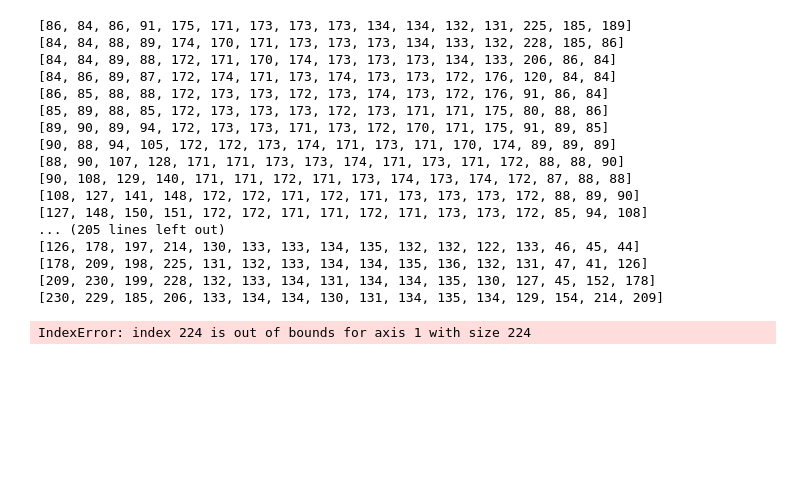
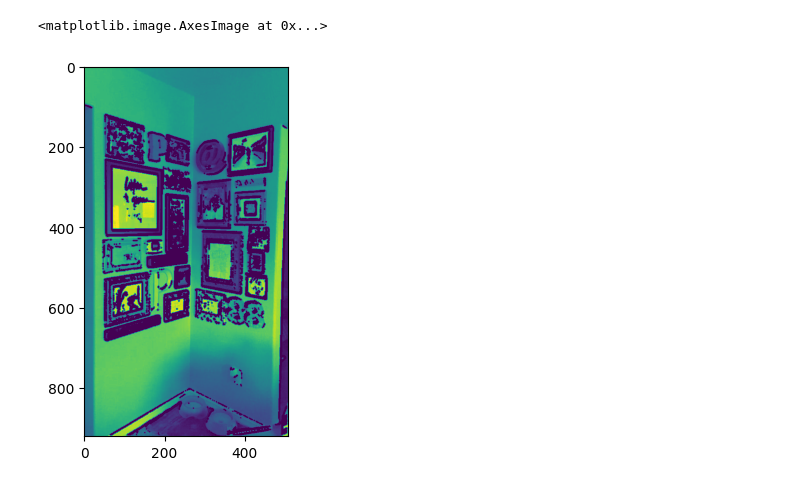
Before and after one commit to aaryadevchandra/perspective, a Jupyter notebook: fast corner detector.ipynb, the cells around one changed output. Cells and saved outputs as stored; diff of their text form; code cells hidden in the pictures; blank space fills up the shorter version.

```diff
--- a/fast corner detector.ipynb
+++ b/fast corner detector.ipynb
@@ -39,26 +39,24 @@ circle16 = [
     (-3, -1),
 ]
 
-for i in range(img.shape[0]):
-    for j in range(img.shape[1]):
+threshold = 40
+
+# check if n contiugous are all greater or lesser
+def n_contiguous_check(arr, center_pixel_intensity, threshold, n=9):
+    arr = arr + arr
+    for i in range(len(arr)):
+        if np.all(np.array(arr[i:i+n]) > center_pixel_intensity + threshold) or np.all(np.array(arr[i:i+n]) < center_pixel_intensity - threshold):
+            return True
+    return False
+
+
+for i in range(3, img.shape[0] - 3):
+    for j in range(3, img.shape[1] - 3):
         pixels = [int(img[i + di, j + dj]) for di, dj in circle16]
-        print(pixels)
+        if n_contiguous_check(pixels, img[i, j], threshold):
+            output_img = cv2.circle(output_img, (j, i), 2, (0, 0, 0), -1)
-# %% [output]
-[86, 84, 86, 91, 175, 171, 173, 173, 173, 134, 134, 132, 131, 225, 185, 189]
-[84, 84, 88, 89, 174, 170, 171, 173, 173, 173, 134, 133, 132, 228, 185, 86]
-[84, 84, 89, 88, 172, 171, 170, 174, 173, 173, 173, 134, 133, 206, 86, 84]
-[84, 86, 89, 87, 172, 174, 171, 173, 174, 173, 173, 172, 176, 120, 84, 84]
-[86, 85, 88, 88, 172, 173, 173, 172, 173, 174, 173, 172, 176, 91, 86, 84]
-[85, 89, 88, 85, 172, 173, 173, 173, 172, 173, 171, 171, 175, 80, 88, 86]
-[89, 90, 89, 94, 172, 173, 173, 171, 173, 172, 170, 171, 175, 91, 89, 85]
-[90, 88, 94, 105, 172, 172, 173, 174, 171, 173, 171, 170, 174, 89, 89, 89]
-[88, 90, 107, 128, 171, 171, 173, 173, 174, 171, 173, 171, 172, 88, 88, 90]
-[90, 108, 129, 140, 171, 171, 172, 171, 173, 174, 173, 174, 172, 87, 88, 88]
-[108, 127, 141, 148, 172, 172, 171, 172, 171, 173, 173, 173, 172, 88, 89, 90]
-[127, 148, 150, 151, 172, 172, 171, 171, 172, 171, 173, 173, 172, 85, 94, 108]
-... (205 lines left out)
-[126, 178, 197, 214, 130, 133, 133, 134, 135, 132, 132, 122, 133, 46, 45, 44]
-[178, 209, 198, 225, 131, 132, 133, 134, 134, 135, 136, 132, 131, 47, 41, 126]
-[209, 230, 199, 228, 132, 133, 134, 131, 134, 134, 135, 130, 127, 45, 152, 178]
-[230, 229, 185, 206, 133, 134, 134, 130, 131, 134, 135, 134, 129, 154, 214, 209]
-IndexError: index 224 is out of bounds for axis 1 with size 224
+# %%
+plt.imshow(output_img)
+# %% [output]
+<matplotlib.image.AxesImage at 0x...>
+[figure, added]
```
Also changed, not shown: parts of 3 cells of this notebook.
